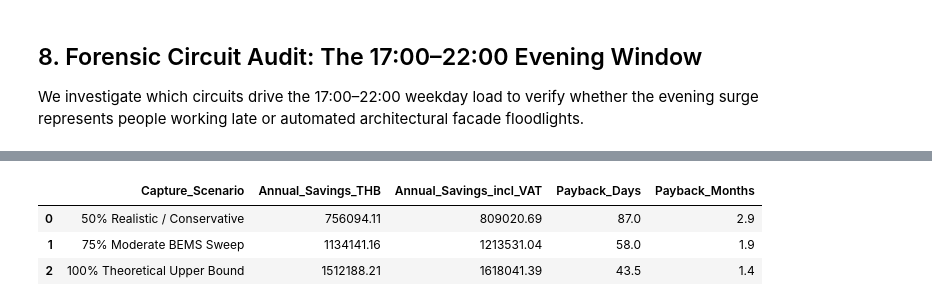
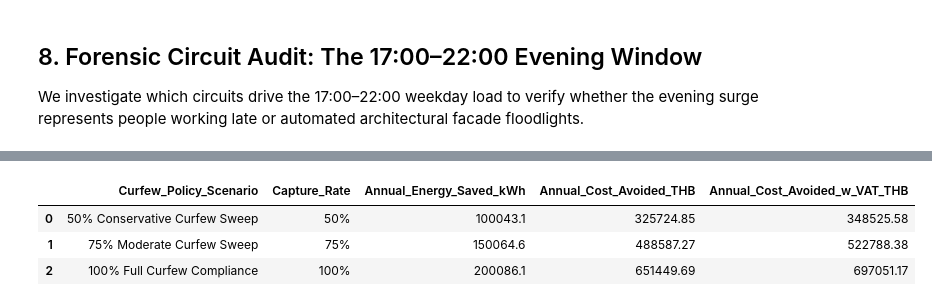
Before and after one commit to fcyap/IS4001-G1T4, a Jupyter notebook: notebooks/qn1e_eda_and_baseload_modeling.ipynb, the cells around one changed output, grey strips where cells are left out. Drawn from its saved outputs; the diff is of its cells as text; code cells hidden in the pictures.

```diff
--- a/notebooks/qn1e_eda_and_baseload_modeling.ipynb
+++ b/notebooks/qn1e_eda_and_baseload_modeling.ipynb
@@ -192,7 +180,7 @@ This provides a 3.9-hour annual buffer against transient meter dropouts while ex
 BASELINE_PERCENTILE = 0.025
 REF_DAY_OF_WEEK     = 6        # Sunday
 REF_HOUR_START      = 2        # 02:00 AM
-REF_HOUR_END        = 4        # 04:00 AM (inclusive of 04:59)
+REF_HOUR_END        = 4        # 04:00 AM (exclusive: 02:00 to 04:00 AM)
 pct_label = f"P{BASELINE_PERCENTILE * 100:g}"
 
 circuit_baselines = {}
@@ -202,7 +190,7 @@ for floor_name, df in floor_dfs.items():
     train_df = df[df['Split'] == 'Train']
     ref_window = train_df[(train_df['DayOfWeek'] == REF_DAY_OF_WEEK) &
                           (train_df['Hour'] >= REF_HOUR_START) &
-                          (train_df['Hour'] <= REF_HOUR_END)]
+                          (train_df['Hour'] < REF_HOUR_END)]
 
     p_cols = [c for c in df.columns if ('_Light(kW)' in c) or ('_Plug(kW)' in c)]
 
@@ -216,7 +204,7 @@ for floor_name, df in floor_dfs.items():
         circuit_id = f"{floor_name}_{col}"
         circuit_baselines[circuit_id] = b_val
 
-        # Whitelist server room based on documented architectural layout (Salama 2021 Table 1)
+        # Identify server room based on documented architectural layout (Salama 2021 Table 1)
         is_server = "Floor1_z2_Plug" in circuit_id
 
         baseline_records.append({
@@ -226,10 +214,10 @@ for floor_name, df in floor_dfs.items():
             f'Baseline_kW_{pct_label}': round(b_val, 2),
             'Ref_Mean_kW': round(float(series.mean()), 2) if len(series) > 0 else 0.0,
             'CV': round(cv, 3),
-            'Policy': 'Whitelisted (IT Data Center)' if is_server else 'Standard Curfew'
+            'Policy': 'Critical Standby (IT Server)' if is_server else 'Standard Curfew'
         })
 
 baseline_df = pd.DataFrame(baseline_records)
-print(f"[SUCCESS] Established baselines across all {len(baseline_df)} circuits using {pct_label}.")
-print(f"Server Room Baseline (Floor1_z2_Plug): {circuit_baselines.get('Floor1_z2_Plug(kW)', 0.0):.2f} kW (CV = {baseline_df.loc[baseline_df['Circuit_ID']=='Floor1_z2_Plug(kW)', 'CV'].values[0]})")
+
+display(baseline_df[['Circuit_ID', 'Floor', 'Type', f'Baseline_kW_{pct_label}', 'Ref_Mean_kW', 'CV', 'Policy']].head(10))
 # %% [output]
@@ -593,22 +602,19 @@ Tariffs are verified against the official **Metropolitan Electricity Authority (
 # %%
 # ==============================================================================
-# 10. MEA TARIFF 4.2 VALUATION & CAPTURE SENSITIVITY TABLE
+# 10. MEA TARIFF 4.2 VALUATION & ANNUAL SAVINGS AUDIT
 # ==============================================================================
 PEAK_RATE_THB = 4.3297
 OFFPEAK_RATE_THB = 2.5849
 VAT_RATE = 0.07
-GRID_CARBON_FACTOR = 0.000450  # tCO2e / kWh
-CAPEX_THB = 180000.0           # 6 smart contactors + installation
 
 all_unocc_excess = []
-
 for floor_name, df in floor_dfs.items():
     unocc_df = df[df['Is_Unoccupied'] == 1].copy()
     elec_cols = [c for c in df.columns if ('_Light(kW)' in c) or ('_Plug(kW)' in c)]
 
     for c in elec_cols:
         col_key = f"{floor_name}_{c}"
-        if col_key in WHITELIST or c in WHITELIST:
+        if col_key in critical_standby_circuits:
             continue
 
         b = circuit_baselines.get(col_key, 0.0)
@@ -620,7 +626,7 @@ for floor_name, df in floor_dfs.items():
             'Hour': unocc_df['Hour'],
             'DayOfWeek': unocc_df['DayOfWeek'],
             'Is_Holiday': unocc_df['Is_Holiday'],
-            'Is_Train_Period': unocc_df['Is_Train_Period']
+            'Is_Train_Period': (unocc_df['Split'] == 'Train')
         }, index=unocc_df.index))
 
 waste_df = pd.concat(all_unocc_excess, axis=0)
@@ -630,39 +636,50 @@ is_peak = (waste_df['DayOfWeek'] < 5) & (~waste_df['Is_Holiday']) & (waste_df['H
 waste_df['Tariff_Rate'] = np.where(is_peak, PEAK_RATE_THB, OFFPEAK_RATE_THB)
 waste_df['Cost_THB'] = waste_df['Excess_kWh'] * waste_df['Tariff_Rate']
 
-# 1. Clean 12-Month Headline Metrics (Jul 2018 - Jun 2019)
+# Clean 12-Month Headline Metrics (Jul 2018 - Jun 2019)
 clean_12m_mask = waste_df['Is_Train_Period'] == 1
 annual_kwh_12m = waste_df.loc[clean_12m_mask, 'Excess_kWh'].sum(skipna=True)
 annual_cost_12m = waste_df.loc[clean_12m_mask, 'Cost_THB'].sum(skipna=True)
-annual_co2_12m = annual_kwh_12m * GRID_CARBON_FACTOR
 
-# 2. 18-Month Normalized Metrics (x 12/18)
+# 18-Month Normalized Metrics (x 12/18)
 annual_kwh_norm = waste_df['Excess_kWh'].sum(skipna=True) * (12.0 / 18.0)
 annual_cost_norm = waste_df['Cost_THB'].sum(skipna=True) * (12.0 / 18.0)
 
-print("=" * 75)
-print("CHAMCHURI 5 FINANCIAL & CARBON RECOVERY (SERVER EXCLUDED, CLEAN 12M)")
-print("=" * 75)
-print(f"Annual Addressable Surplus (12M):  {annual_kwh_12m:,.1f} kWh / year")
-print(f"Annual Tariff Cost Avoidance:     THB {annual_cost_12m:,.2f} / year (excl. VAT)")
-print(f"With 7% VAT Avoidance:            THB {annual_cost_12m * (1 + VAT_RATE):,.2f} / year")
-print(f"Scope 2 GHG Abatement:            {annual_co2_12m:.1f} tCO2e / year")
-print(f"CapEx Investment:                 THB {CAPEX_THB:,.2f}")
-print(f"Simple Payback (100% Capture):    {(CAPEX_THB / annual_cost_12m) * 365.25:.1f} Days (~{((CAPEX_THB / annual_cost_12m) * 365.25)/30.4:.1f} Months)")
-print("-" * 75)
-print(f"Alternative 18-Month Normalized:  {annual_kwh_norm:,.1f} kWh/yr | THB {annual_cost_norm:,.2f}/yr")
-print("=" * 75)
 
-# 3. Robustness Sensitivity Table (Capture Rates: 50%, 75%, 100%)
+# Operational Capture Scenarios (50%, 75%, 100% Curfew Sweep)
 sens = pd.DataFrame({
-    'Capture_Scenario': ['50% Realistic / Conservative', '75% Moderate BEMS Sweep', '100% Theoretical Upper Bound'],
-    'Capture': [0.50, 0.75, 1.00]
+    'Curfew_Policy_Scenario': ['50% Conservative Curfew Sweep', '75% Moderate Curfew Sweep', '100% Full Curfew Compliance'],
+    'Capture_Rate': ['50%', '75%', '100%'],
+    'Annual_Energy_Saved_kWh': [annual_kwh_12m * 0.50, annual_kwh_12m * 0.75, annual_kwh_12m * 1.00],
+    'Annual_Cost_Avoided_THB': [annual_cost_12m * 0.50, annual_cost_12m * 0.75, annual_cost_12m * 1.00],
+    'Annual_Cost_Avoided_w_VAT_THB': [annual_cost_12m * 0.50 * 1.07, annual_cost_12m * 0.75 * 1.07, annual_cost_12m * 1.00 * 1.07]
 })
-sens['Annual_Savings_THB'] = annual_cost_12m * sens['Capture']
-sens['Annual_Savings_incl_VAT'] = sens['Annual_Savings_THB'] * (1 + VAT_RATE)
-sens['Payback_Days'] = (CAPEX_THB / sens['Annual_Savings_THB']) * 365.25
-sens['Payback_Months'] = sens['Payback_Days'] / 30.4
 
-print("\n--- CAPTURE RATE SENSITIVITY ANALYSIS (HEADLINE 12-MONTH BASELINE) ---")
-display(sens[['Capture_Scenario', 'Annual_Savings_THB', 'Annual_Savings_incl_VAT', 'Payback_Days', 'Payback_Months']].round({'Annual_Savings_THB': 2, 'Annual_Savings_incl_VAT': 2, 'Payback_Days': 1, 'Payback_Months': 1}))
+display(sens.round({'Annual_Energy_Saved_kWh': 1, 'Annual_Cost_Avoided_THB': 2, 'Annual_Cost_Avoided_w_VAT_THB': 2}))
+
+# ==============================================================================
+# EXPORT CIRCUIT CLASSIFICATION & BASELOAD AUDIT SUMMARY
+# ==============================================================================
+# Merge circuit features, classifications, and waste totals
+master_sync_df = pd.merge(
+    feat_df[['Circuit_ID', 'Floor', 'Zone_Col', 'Type', 'Baseload_kW', 'Unocc_to_Occ_Ratio', 'OffHours_CV', 'Classification']],
+    surplus_summary_df[['Circuit_ID', 'Unocc_Mean_kW', 'Surplus_kWh_18M', 'Annual_Surplus_kWh']],
+    on='Circuit_ID',
+    how='left'
+)
+# Allocate cost proportionally based on kWh
+avg_thb_per_kwh = annual_cost_12m / annual_kwh_12m
+master_sync_df['Annual_Avoided_Cost_THB'] = (master_sync_df['Annual_Surplus_kWh'] * avg_thb_per_kwh).round(2)
+
+export_path = os.path.join(data_dir, 'qn1_circuit_waste_and_classification.csv')
+master_sync_df.to_csv(export_path, index=False)
+
+audit_summary_df = pd.DataFrame([
+    {'Metric': 'Annual Preventable Energy Waste (12M Clean Baseline)', 'Value': f'{annual_kwh_12m:,.1f} kWh / year'},
+    {'Metric': 'Annual Utility Cost Avoidance (MEA Schedule 4.2 TOU)', 'Value': f'THB {annual_cost_12m:,.2f} / year'},
+    {'Metric': 'Total Utility Cost Avoidance (Including 7% VAT)', 'Value': f'THB {annual_cost_12m * (1 + VAT_RATE):,.2f} / year'},
+    {'Metric': '18-Month Normalized Annual Energy Waste', 'Value': f'{annual_kwh_norm:,.1f} kWh / year'},
+    {'Metric': '18-Month Normalized Annual Cost Avoidance', 'Value': f'THB {annual_cost_norm:,.2f} / year'}
+])
+display(audit_summary_df)
 # %% [output]
@@ -683,4 +686,4 @@ Alternative 18-Month Normalized:  464,713.2 kWh/yr | THB 1,485,312.95/yr
-|  | Capture_Scenario | Annual_Savings_THB | Annual_Savings_incl_VAT | Payback_Days | Payback_Months |
-| 0 | 50% Realistic / Conservative | 756094.11 | 809020.69 | 87.0 | 2.9 |
-| 1 | 75% Moderate BEMS Sweep | 1134141.16 | 1213531.04 | 58.0 | 1.9 |
-| 2 | 100% Theoretical Upper Bound | 1512188.21 | 1618041.39 | 43.5 | 1.4 |
+|  | Curfew_Policy_Scenario | Capture_Rate | Annual_Energy_Saved_kWh | Annual_Cost_Avoided_THB | Annual_Cost_Avoided_w_VAT_THB |
+| 0 | 50% Conservative Curfew Sweep | 50% | 100043.1 | 325724.85 | 348525.58 |
+| 1 | 75% Moderate Curfew Sweep | 75% | 150064.6 | 488587.27 | 522788.38 |
+| 2 | 100% Full Curfew Compliance | 100% | 200086.1 | 651449.69 | 697051.17 |
```
Also changed, not shown: parts of 34 cells of this notebook, 1 other file.
